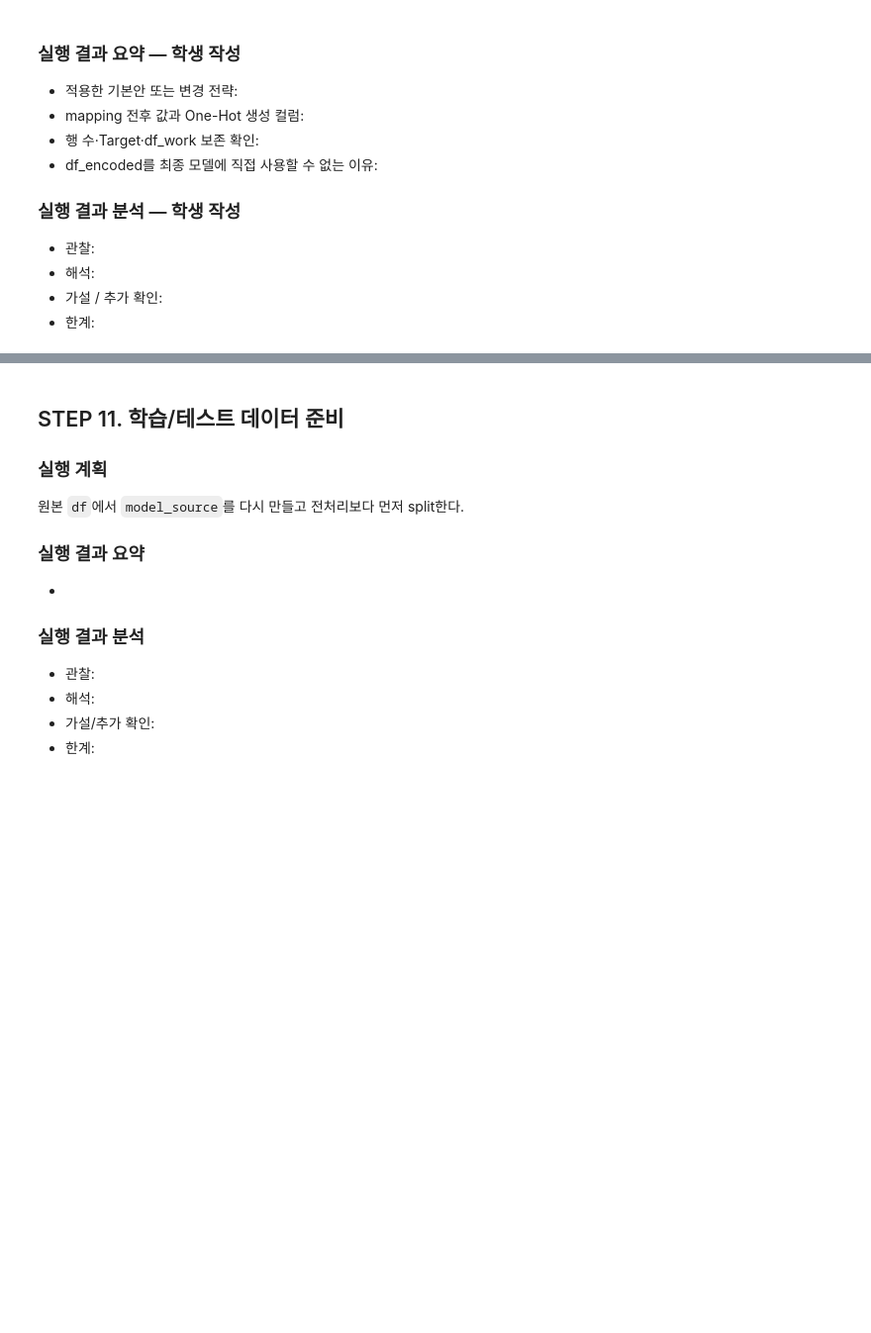
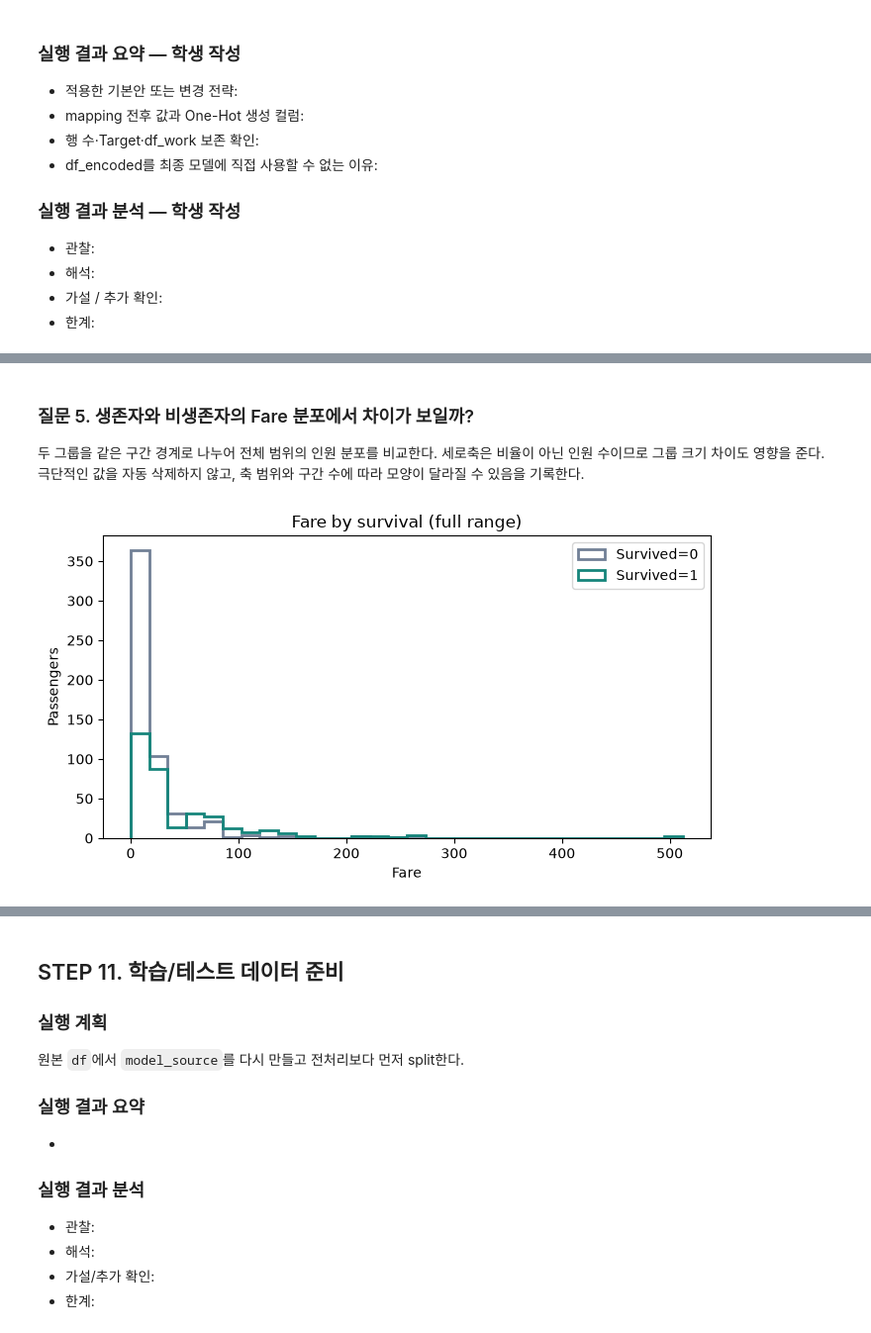
Before and after one commit to GilbertMoon/llm-data-analysis-course, a Jupyter notebook: notebooks/titanic_ai_analysis.ipynb, the cells around one changed output, grey strips where cells are left out. Shown at 99% size. Saved outputs shown, nothing was run; the diff lists cells and outputs as text; code cells hidden in the pictures; blank space fills up the shorter version.

```diff
--- a/notebooks/titanic_ai_analysis.ipynb
+++ b/notebooks/titanic_ai_analysis.ipynb
@@ -685,0 +728,19 @@ Separate objects: True
+# %% [markdown]
+### 질문 5. 생존자와 비생존자의 Fare 분포에서 차이가 보일까?
+두 그룹을 같은 구간 경계로 나누어 전체 범위의 인원 분포를 비교한다. 세로축은 비율이 아닌 인원 수이므로 그룹 크기 차이도 영향을 준다. 극단적인 값을 자동 삭제하지 않고, 축 범위와 구간 수에 따라 모양이 달라질 수 있음을 기록한다.
+# %%
+fig, ax = plt.subplots(figsize=(7, 4))
+fare_bins = np.linspace(df_work["Fare"].min(), df_work["Fare"].max(), 31)
+for survived, color in [(0, "#718096"), (1, "#16857b")]:
+    ax.hist(
+        df_work.loc[df_work["Survived"].eq(survived), "Fare"].dropna(),
+        bins=fare_bins, histtype="step", linewidth=2,
+        color=color, label=f"Survived={survived}",
+    )
+ax.set(title="Fare by survival (full range)", xlabel="Fare", ylabel="Passengers")
+ax.legend()
+fig.tight_layout()
+plt.show()
+plt.close(fig)
+# %% [output]
+[figure, added]
```
Also changed, not shown: parts of 26 cells of this notebook, 1 other file.
